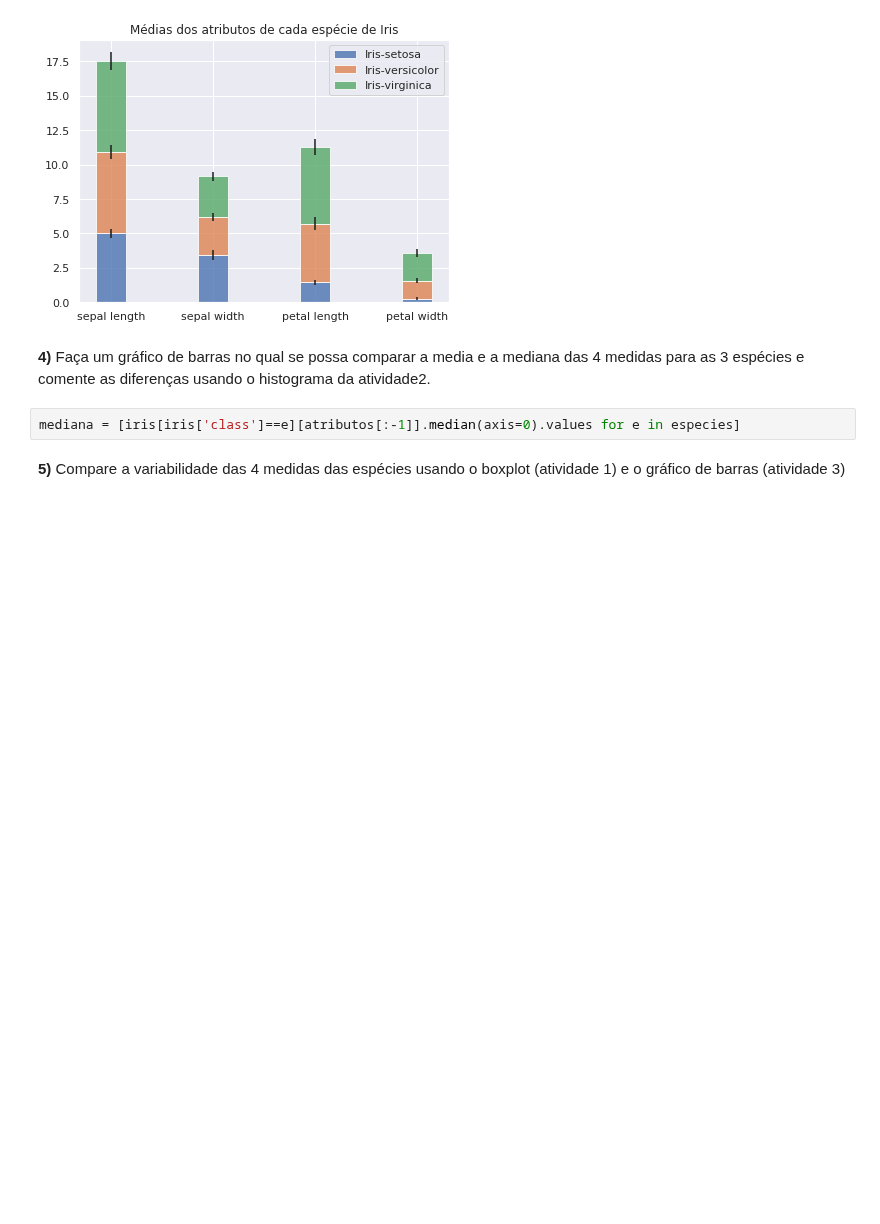
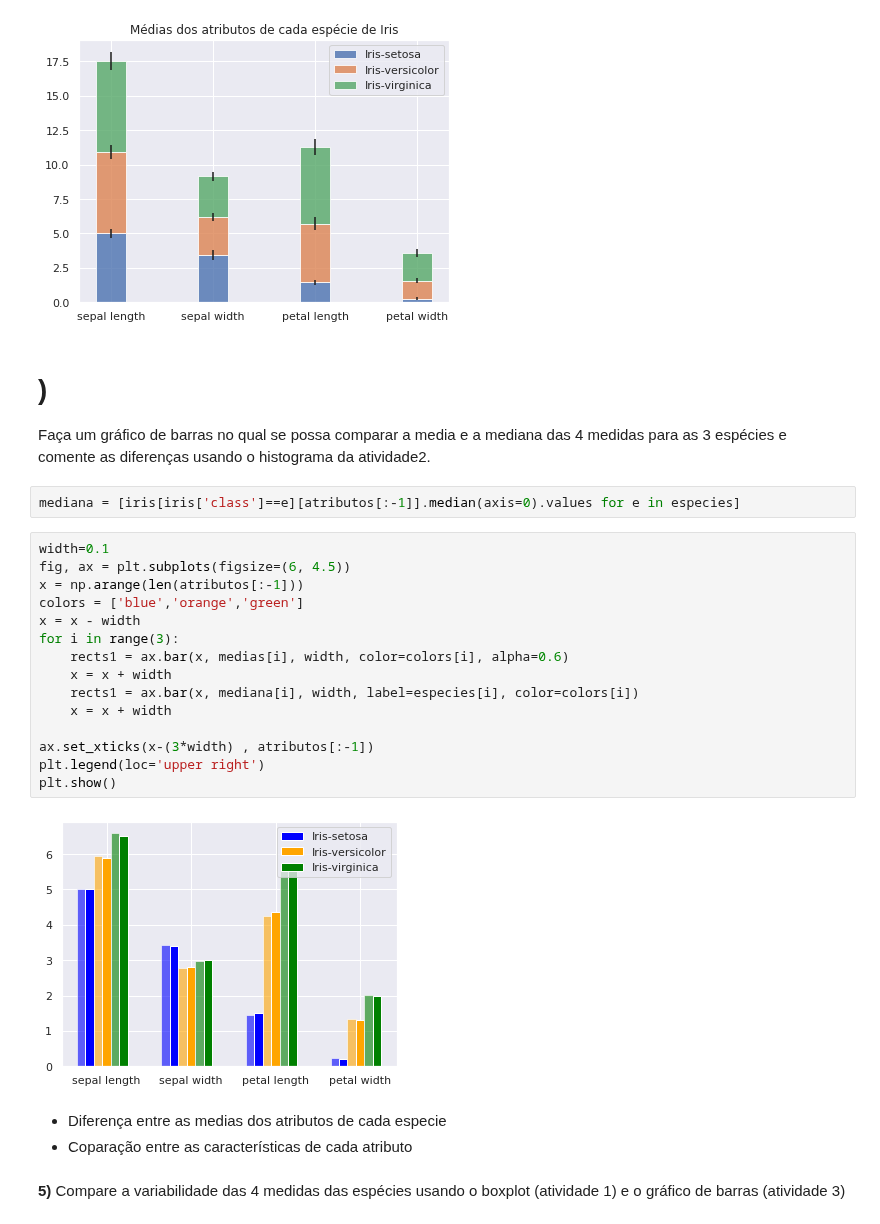
Before and after one commit to ifribeiro/TEI-EstApl, a Jupyter notebook: EPC2.ipynb, the cells around one changed output. Drawn from its saved outputs; the diff is of its cells as text; blank space fills up the shorter version.

```diff
--- a/EPC2.ipynb
+++ b/EPC2.ipynb
@@ -56,9 +57,30 @@ plt.tight_layout()
 # %% [output]
 [figure]
 # %% [markdown]
-**4)** Faça um gráfico de barras no qual se possa comparar a media e a mediana das 4 medidas para as 3 espécies e comente as diferenças usando o histograma da atividade2.
+# )
+Faça um gráfico de barras no qual se possa comparar a media e a mediana das 4 medidas para as 3 espécies e comente as diferenças usando o histograma da atividade2.
 # %%
 mediana = [iris[iris['class']==e][atributos[:-1]].median(axis=0).values for e in especies]
+# %%
+width=0.1
+fig, ax = plt.subplots(figsize=(6, 4.5))
+x = np.arange(len(atributos[:-1]))
+colors = ['blue','orange','green']
+x = x - width
+for i in range(3):
+    rects1 = ax.bar(x, medias[i], width, color=colors[i], alpha=0.6)
+    x = x + width
+    rects1 = ax.bar(x, mediana[i], width, label=especies[i], color=colors[i])
+    x = x + width
+
+ax.set_xticks(x-(3*width) , atributos[:-1])
+plt.legend(loc='upper right')
+plt.show()
+# %% [output]
+[figure, added]
+# %% [markdown]
+- Diferença entre as medias dos atributos de cada especie
+- Coparação entre as características de cada atributo
 # %% [markdown]
 **5)** Compare a variabilidade das 4 medidas das espécies usando o boxplot (atividade 1) e o gráfico de barras (atividade 3)
 # %%
```
Also changed, not shown: parts of 9 cells of this notebook, 1 other file.
